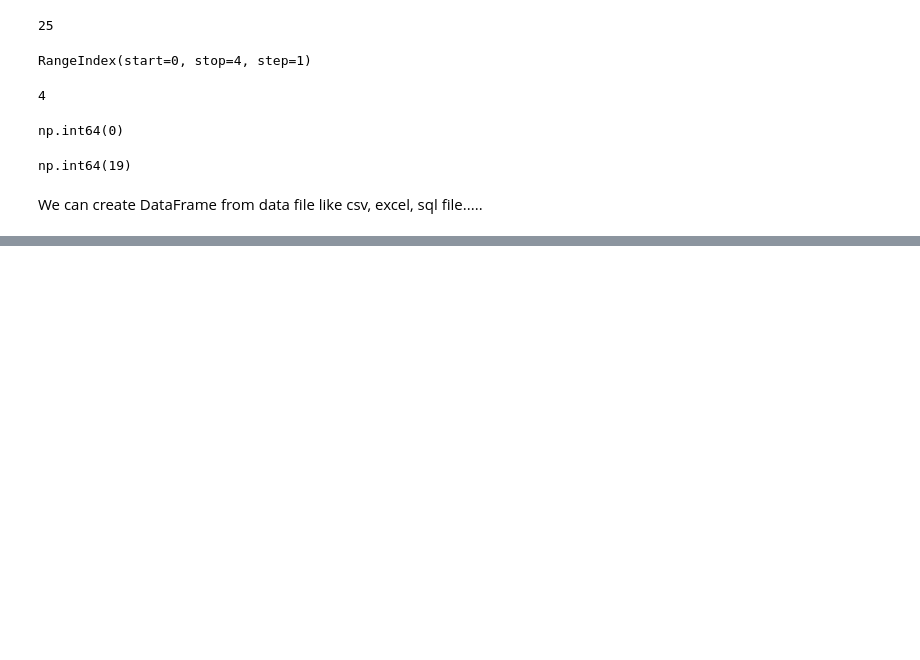
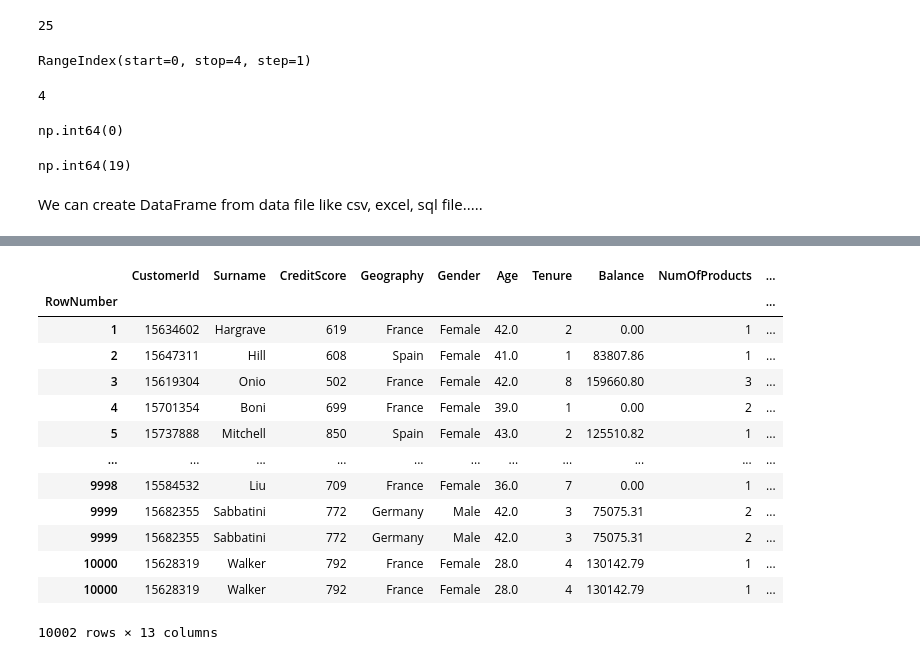
Before and after one commit to od200876/Python-Algorithms, a Jupyter notebook: Pandas/1.ipynb, the cells around one changed output, grey strips where cells are left out. Saved outputs shown, nothing was run; the diff lists cells and outputs as text; code cells hidden in the pictures; blank space fills up the shorter version.

```diff
--- a/Pandas/1.ipynb
+++ b/Pandas/1.ipynb
@@ -203,0 +202,17 @@ FileNotFoundError: [Errno 2] No such file or directory: 'data/Churn_Modelling.cs
+# %%
+csv_df
+# %% [output]
+|  | CustomerId | Surname | CreditScore | Geography | Gender | Age | Tenure | Balance | NumOfProducts | ... |
+| RowNumber |  |  |  |  |  |  |  |  |  | ... |
+| 1 | 15634602 | Hargrave | 619 | France | Female | 42.0 | 2 | 0.00 | 1 | ... |
+| 2 | 15647311 | Hill | 608 | Spain | Female | 41.0 | 1 | 83807.86 | 1 | ... |
+| 3 | 15619304 | Onio | 502 | France | Female | 42.0 | 8 | 159660.80 | 3 | ... |
+| 4 | 15701354 | Boni | 699 | France | Female | 39.0 | 1 | 0.00 | 2 | ... |
+| 5 | 15737888 | Mitchell | 850 | Spain | Female | 43.0 | 2 | 125510.82 | 1 | ... |
+| ... | ... | ... | ... | ... | ... | ... | ... | ... | ... | ... |
+| 9998 | 15584532 | Liu | 709 | France | Female | 36.0 | 7 | 0.00 | 1 | ... |
+| 9999 | 15682355 | Sabbatini | 772 | Germany | Male | 42.0 | 3 | 75075.31 | 2 | ... |
+| 9999 | 15682355 | Sabbatini | 772 | Germany | Male | 42.0 | 3 | 75075.31 | 2 | ... |
+| 10000 | 15628319 | Walker | 792 | France | Female | 28.0 | 4 | 130142.79 | 1 | ... |
+| 10000 | 15628319 | Walker | 792 | France | Female | 28.0 | 4 | 130142.79 | 1 | ... |
+10002 rows × 13 columns
```
Also changed, not shown: parts of 13 cells of this notebook.
